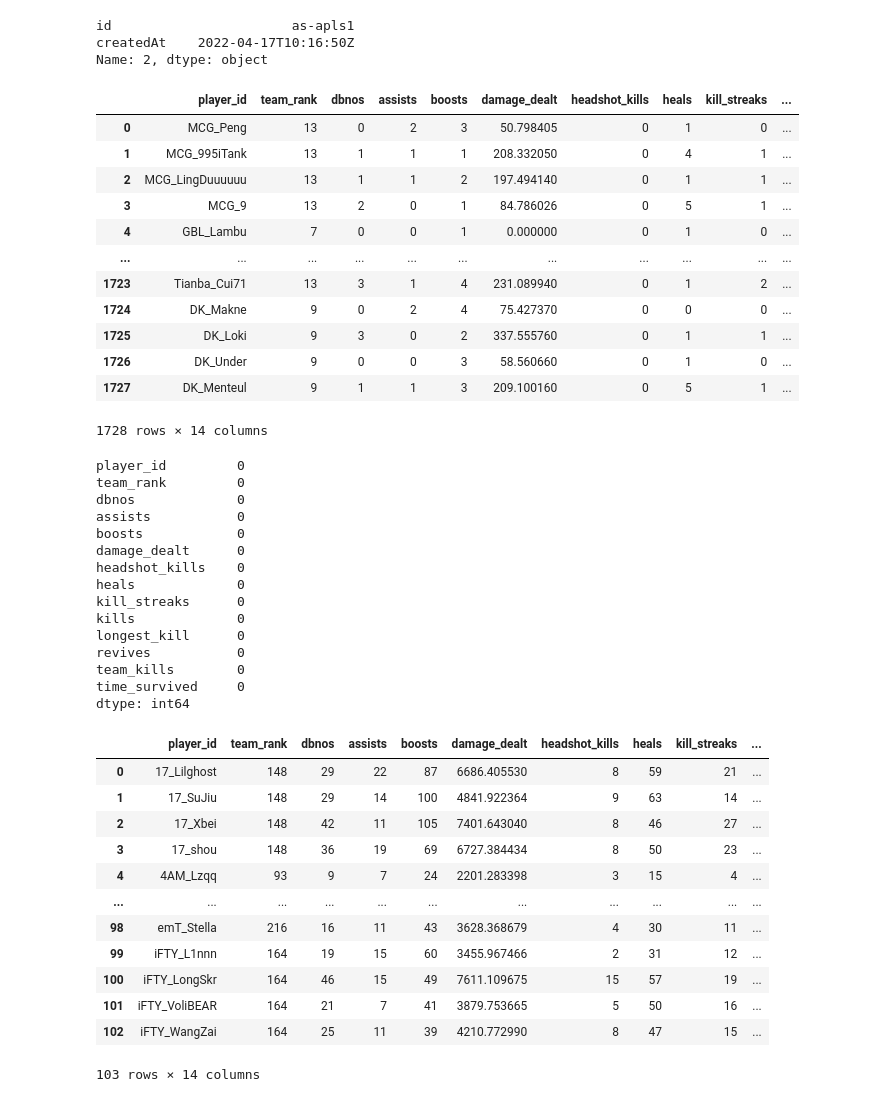
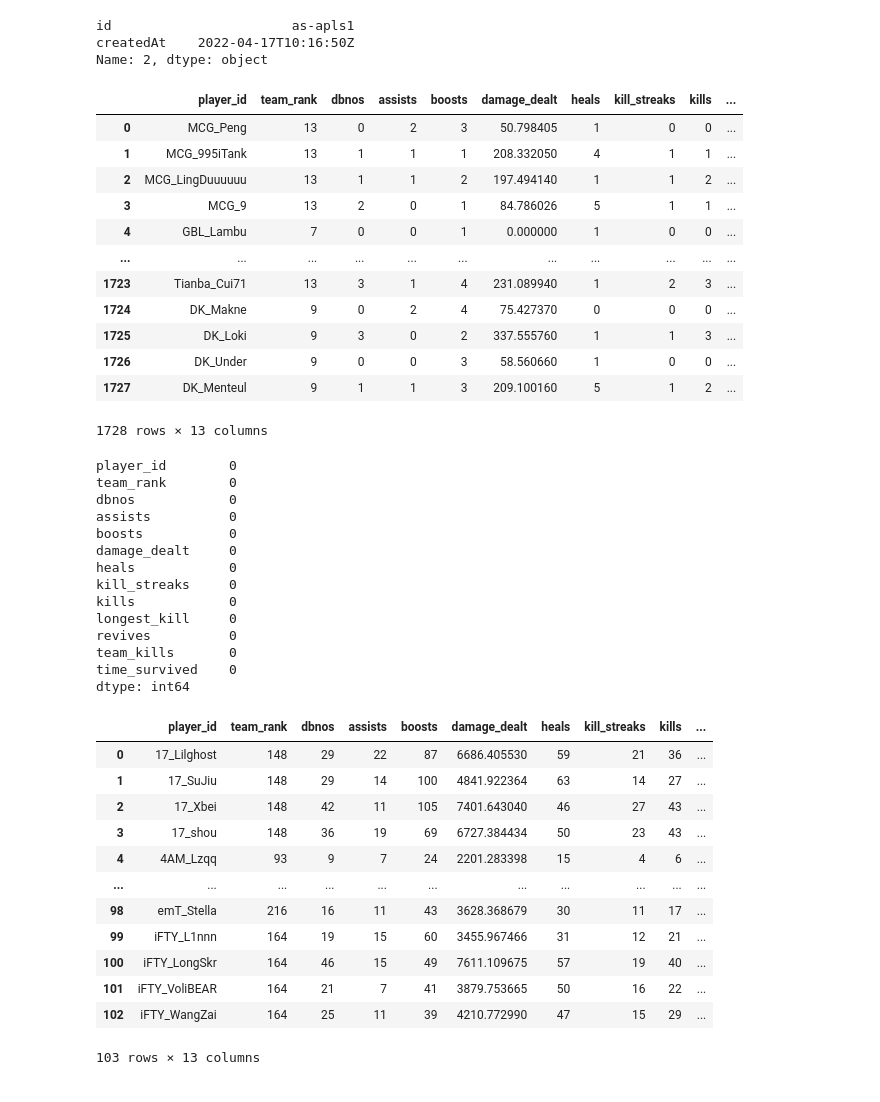
Before and after one commit to jhkang/jhk-pubg_project, a Jupyter notebook: pubg_api/patameter_optimization_as-apls1.ipynb, the cells around one changed output. Saved outputs shown, nothing was run; the diff lists cells and outputs as text; code cells hidden in the pictures.

```diff
--- a/pubg_api/patameter_optimization_as-apls1.ipynb
+++ b/pubg_api/patameter_optimization_as-apls1.ipynb
@@ -29,59 +29,58 @@ createdAt    2022-04-17T10:16:50Z
 Name: 2, dtype: object
 # %%
 data = pd.read_csv(f"./Data/{tournament_name}_match_info.csv")
-data.drop(['Unnamed: 0'], axis = 1, inplace = True)
+data.drop(['Unnamed: 0','headshot_kills'], axis = 1, inplace = True)
 data
 # %% [output]
-|  | player_id | team_rank | dbnos | assists | boosts | damage_dealt | headshot_kills | heals | kill_streaks | ... |
-| 0 | MCG_Peng | 13 | 0 | 2 | 3 | 50.798405 | 0 | 1 | 0 | ... |
-| 1 | MCG_995iTank | 13 | 1 | 1 | 1 | 208.332050 | 0 | 4 | 1 | ... |
-| 2 | MCG_LingDuuuuuu | 13 | 1 | 1 | 2 | 197.494140 | 0 | 1 | 1 | ... |
-| 3 | MCG_9 | 13 | 2 | 0 | 1 | 84.786026 | 0 | 5 | 1 | ... |
-| 4 | GBL_Lambu | 7 | 0 | 0 | 1 | 0.000000 | 0 | 1 | 0 | ... |
+|  | player_id | team_rank | dbnos | assists | boosts | damage_dealt | heals | kill_streaks | kills | ... |
+| 0 | MCG_Peng | 13 | 0 | 2 | 3 | 50.798405 | 1 | 0 | 0 | ... |
+| 1 | MCG_995iTank | 13 | 1 | 1 | 1 | 208.332050 | 4 | 1 | 1 | ... |
+| 2 | MCG_LingDuuuuuu | 13 | 1 | 1 | 2 | 197.494140 | 1 | 1 | 2 | ... |
+| 3 | MCG_9 | 13 | 2 | 0 | 1 | 84.786026 | 5 | 1 | 1 | ... |
+| 4 | GBL_Lambu | 7 | 0 | 0 | 1 | 0.000000 | 1 | 0 | 0 | ... |
 | ... | ... | ... | ... | ... | ... | ... | ... | ... | ... | ... |
-| 1723 | Tianba_Cui71 | 13 | 3 | 1 | 4 | 231.089940 | 0 | 1 | 2 | ... |
+| 1723 | Tianba_Cui71 | 13 | 3 | 1 | 4 | 231.089940 | 1 | 2 | 3 | ... |
 | 1724 | DK_Makne | 9 | 0 | 2 | 4 | 75.427370 | 0 | 0 | 0 | ... |
-| 1725 | DK_Loki | 9 | 3 | 0 | 2 | 337.555760 | 0 | 1 | 1 | ... |
-| 1726 | DK_Under | 9 | 0 | 0 | 3 | 58.560660 | 0 | 1 | 0 | ... |
-| 1727 | DK_Menteul | 9 | 1 | 1 | 3 | 209.100160 | 0 | 5 | 1 | ... |
+| 1725 | DK_Loki | 9 | 3 | 0 | 2 | 337.555760 | 1 | 1 | 3 | ... |
+| 1726 | DK_Under | 9 | 0 | 0 | 3 | 58.560660 | 1 | 0 | 0 | ... |
+| 1727 | DK_Menteul | 9 | 1 | 1 | 3 | 209.100160 | 5 | 1 | 2 | ... |
-1728 rows × 14 columns
+1728 rows × 13 columns
 # %%
 # 결측치 확인
 data.isnull().sum()
 # %% [output]
-player_id         0
-team_rank         0
-dbnos             0
-assists           0
-boosts            0
-damage_dealt      0
-headshot_kills    0
-heals             0
-kill_streaks      0
-kills             0
-longest_kill      0
-revives           0
-team_kills        0
-time_survived     0
+player_id        0
+team_rank        0
+dbnos            0
+assists          0
+boosts           0
+damage_dealt     0
+heals            0
+kill_streaks     0
+kills            0
+longest_kill     0
+revives          0
+team_kills       0
+time_survived    0
 dtype: int64
 # %%
 data = data.groupby('player_id').sum()
 data = data.reset_index()
 data
 # %% [output]
-|  | player_id | team_rank | dbnos | assists | boosts | damage_dealt | headshot_kills | heals | kill_streaks | ... |
-| 0 | 17_Lilghost | 148 | 29 | 22 | 87 | 6686.405530 | 8 | 59 | 21 | ... |
-| 1 | 17_SuJiu | 148 | 29 | 14 | 100 | 4841.922364 | 9 | 63 | 14 | ... |
-| 2 | 17_Xbei | 148 | 42 | 11 | 105 | 7401.643040 | 8 | 46 | 27 | ... |
-| 3 | 17_shou | 148 | 36 | 19 | 69 | 6727.384434 | 8 | 50 | 23 | ... |
-| 4 | 4AM_Lzqq | 93 | 9 | 7 | 24 | 2201.283398 | 3 | 15 | 4 | ... |
+|  | player_id | team_rank | dbnos | assists | boosts | damage_dealt | heals | kill_streaks | kills | ... |
+| 0 | 17_Lilghost | 148 | 29 | 22 | 87 | 6686.405530 | 59 | 21 | 36 | ... |
+| 1 | 17_SuJiu | 148 | 29 | 14 | 100 | 4841.922364 | 63 | 14 | 27 | ... |
+| 2 | 17_Xbei | 148 | 42 | 11 | 105 | 7401.643040 | 46 | 27 | 43 | ... |
+| 3 | 17_shou | 148 | 36 | 19 | 69 | 6727.384434 | 50 | 23 | 43 | ... |
+| 4 | 4AM_Lzqq | 93 | 9 | 7 | 24 | 2201.283398 | 15 | 4 | 6 | ... |
 | ... | ... | ... | ... | ... | ... | ... | ... | ... | ... | ... |
-| 98 | emT_Stella | 216 | 16 | 11 | 43 | 3628.368679 | 4 | 30 | 11 | ... |
-| 99 | iFTY_L1nnn | 164 | 19 | 15 | 60 | 3455.967466 | 2 | 31 | 12 | ... |
-| 100 | iFTY_LongSkr | 164 | 46 | 15 | 49 | 7611.109675 | 15 | 57 | 19 | ... |
-| 101 | iFTY_VoliBEAR | 164 | 21 | 7 | 41 | 3879.753665 | 5 | 50 | 16 | ... |
-| 102 | iFTY_WangZai | 164 | 25 | 11 | 39 | 4210.772990 | 8 | 47 | 15 | ... |
+| 98 | emT_Stella | 216 | 16 | 11 | 43 | 3628.368679 | 30 | 11 | 17 | ... |
+| 99 | iFTY_L1nnn | 164 | 19 | 15 | 60 | 3455.967466 | 31 | 12 | 21 | ... |
+| 100 | iFTY_LongSkr | 164 | 46 | 15 | 49 | 7611.109675 | 57 | 19 | 40 | ... |
+| 101 | iFTY_VoliBEAR | 164 | 21 | 7 | 41 | 3879.753665 | 50 | 16 | 22 | ... |
+| 102 | iFTY_WangZai | 164 | 25 | 11 | 39 | 4210.772990 | 47 | 15 | 29 | ... |
-103 rows × 14 columns
+103 rows × 13 columns
 # %%
 # Add MVP column
 winner_team = "17"
```
Also changed, not shown: parts of 5 cells of this notebook, 10 other files.
